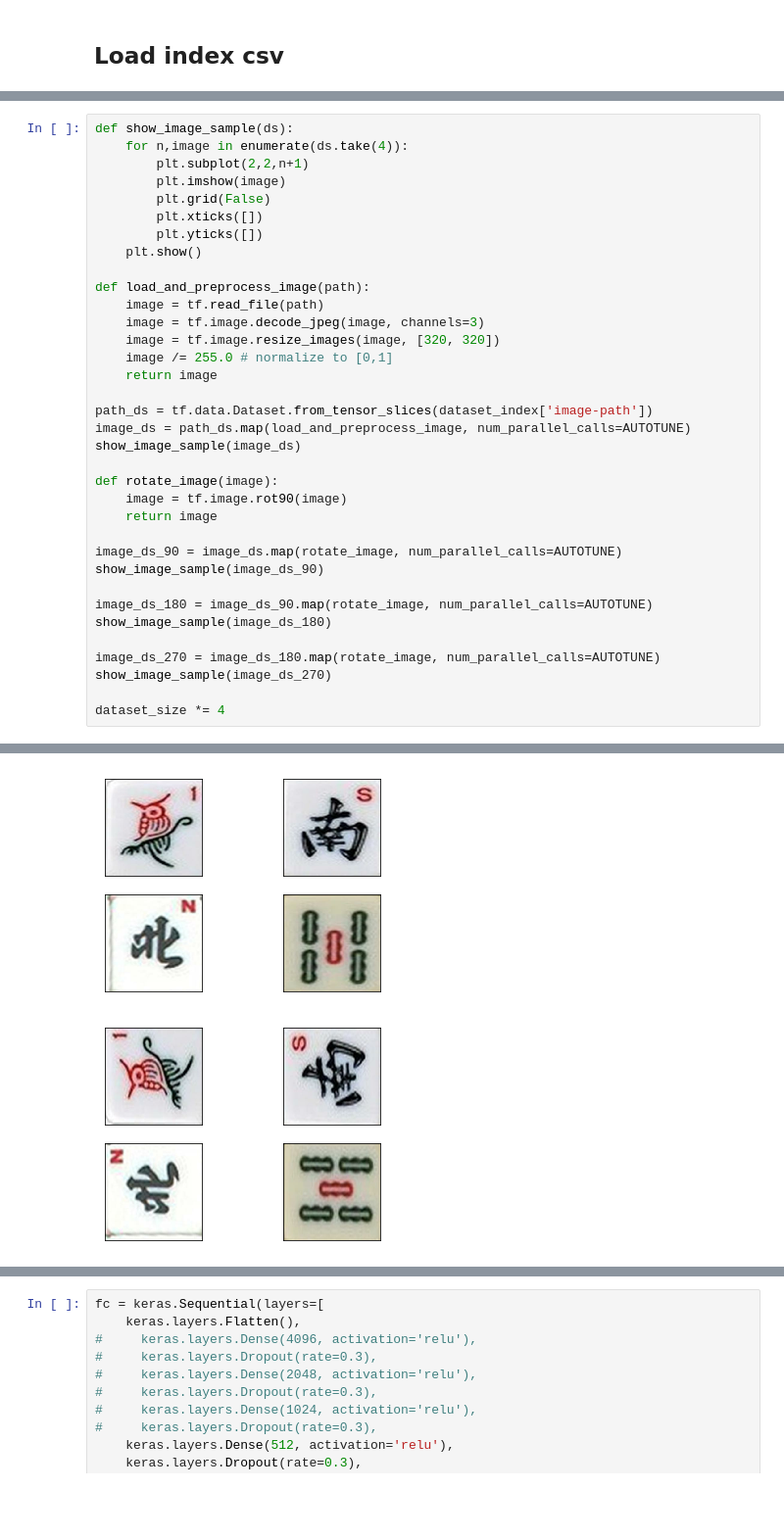
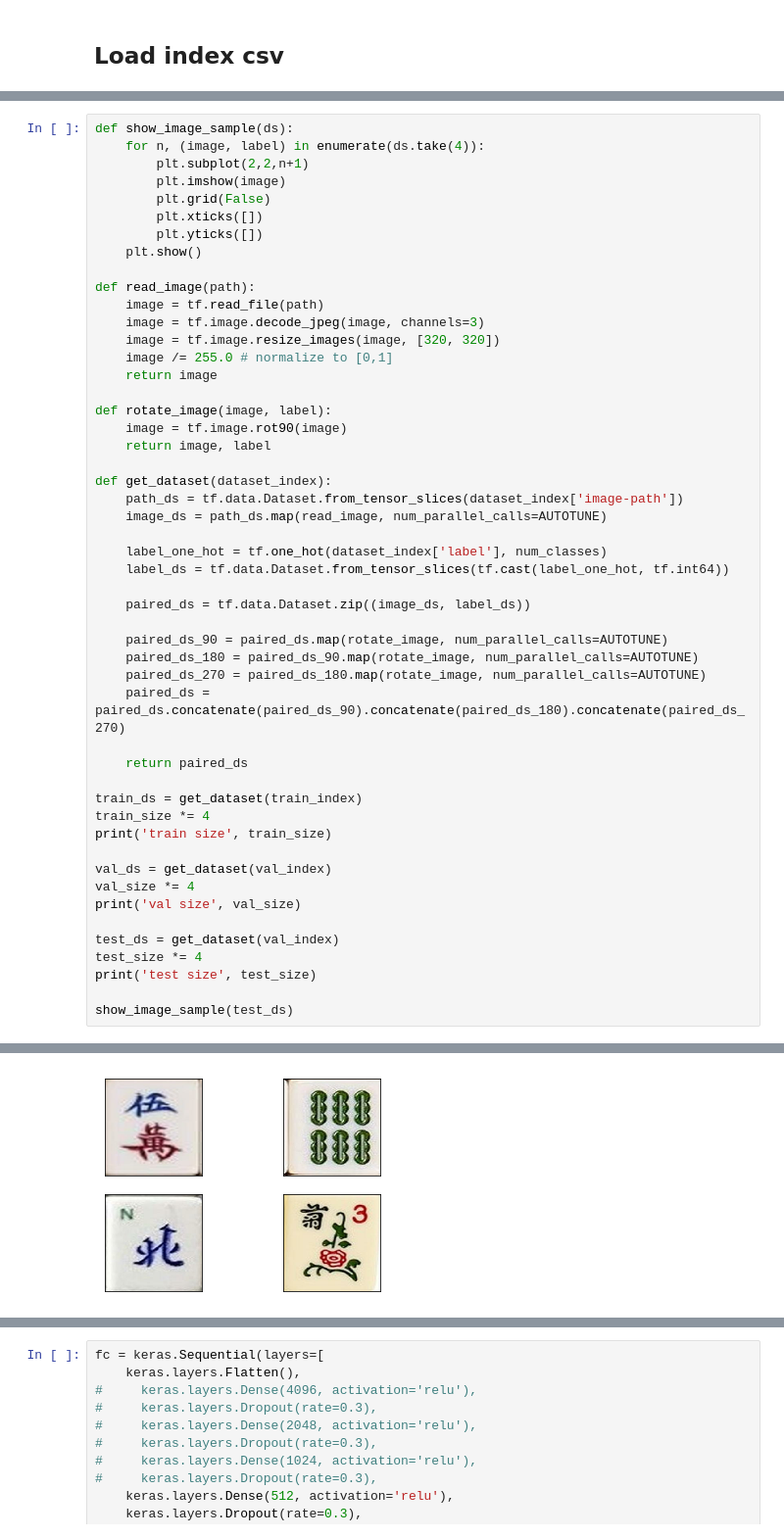
Before and after one commit to elise-ng/COMP4901J_Project, a Jupyter notebook: Classifier.ipynb, the cells around one changed output, grey strips where cells are left out. Shown at 98% size. Saved outputs shown, nothing was run; the diff lists cells and outputs as text; blank space fills up the shorter version.

Commit message:
feat: align data pipeline, use final cae model

```diff
--- a/Classifier.ipynb
+++ b/Classifier.ipynb
@@ -53,6 +86,6 @@ print(dataset_index.head())
 # %%
 def show_image_sample(ds):
-    for n,image in enumerate(ds.take(4)):
+    for n, (image, label) in enumerate(ds.take(4)):
         plt.subplot(2,2,n+1)
         plt.imshow(image)
         plt.grid(False)
@@ -60,29 +93,44 @@ def show_image_sample(ds):
         plt.yticks([])
     plt.show()
 
-def load_and_preprocess_image(path):
+def read_image(path):
     image = tf.read_file(path)
     image = tf.image.decode_jpeg(image, channels=3)
     image = tf.image.resize_images(image, [320, 320])
     image /= 255.0 # normalize to [0,1]
     return image
 
-path_ds = tf.data.Dataset.from_tensor_slices(dataset_index['image-path'])
-image_ds = path_ds.map(load_and_preprocess_image, num_parallel_calls=AUTOTUNE)
-show_image_sample(image_ds)
+def rotate_image(image, label):
+    image = tf.image.rot90(image)
+    return image, label
 
-def rotate_image(image):
-    image = tf.image.rot90(image)
-    return image
+def get_dataset(dataset_index):
+    path_ds = tf.data.Dataset.from_tensor_slices(dataset_index['image-path'])
+    image_ds = path_ds.map(read_image, num_parallel_calls=AUTOTUNE)
 
-image_ds_90 = image_ds.map(rotate_image, num_parallel_calls=AUTOTUNE)
-show_image_sample(image_ds_90)
+    label_one_hot = tf.one_hot(dataset_index['label'], num_classes)
+    label_ds = tf.data.Dataset.from_tensor_slices(tf.cast(label_one_hot, tf.int64))
 
-image_ds_180 = image_ds_90.map(rotate_image, num_parallel_calls=AUTOTUNE)
-show_image_sample(image_ds_180)
+    paired_ds = tf.data.Dataset.zip((image_ds, label_ds))
 
-image_ds_270 = image_ds_180.map(rotate_image, num_parallel_calls=AUTOTUNE)
-show_image_sample(image_ds_270)
+    paired_ds_90 = paired_ds.map(rotate_image, num_parallel_calls=AUTOTUNE)
+    paired_ds_180 = paired_ds_90.map(rotate_image, num_parallel_calls=AUTOTUNE)
+    paired_ds_270 = paired_ds_180.map(rotate_image, num_parallel_calls=AUTOTUNE)
+    paired_ds = paired_ds.concatenate(paired_ds_90).concatenate(paired_ds_180).concatenate(paired_ds_270)
 
-dataset_size *= 4
+    return paired_ds
+
+train_ds = get_dataset(train_index)
+train_size *= 4
+print('train size', train_size)
+
+val_ds = get_dataset(val_index)
+val_size *= 4
+print('val size', val_size)
+
+test_ds = get_dataset(val_index)
+test_size *= 4
+print('test size', test_size)
+
+show_image_sample(test_ds)
 # %% [output]
@@ -92,2 +140 @@ Colocations handled automatically by placer.
-[figure, old version]
+[figure, new version]
-[figure, removed]
```
Also changed, not shown: parts of 16 cells of this notebook.
